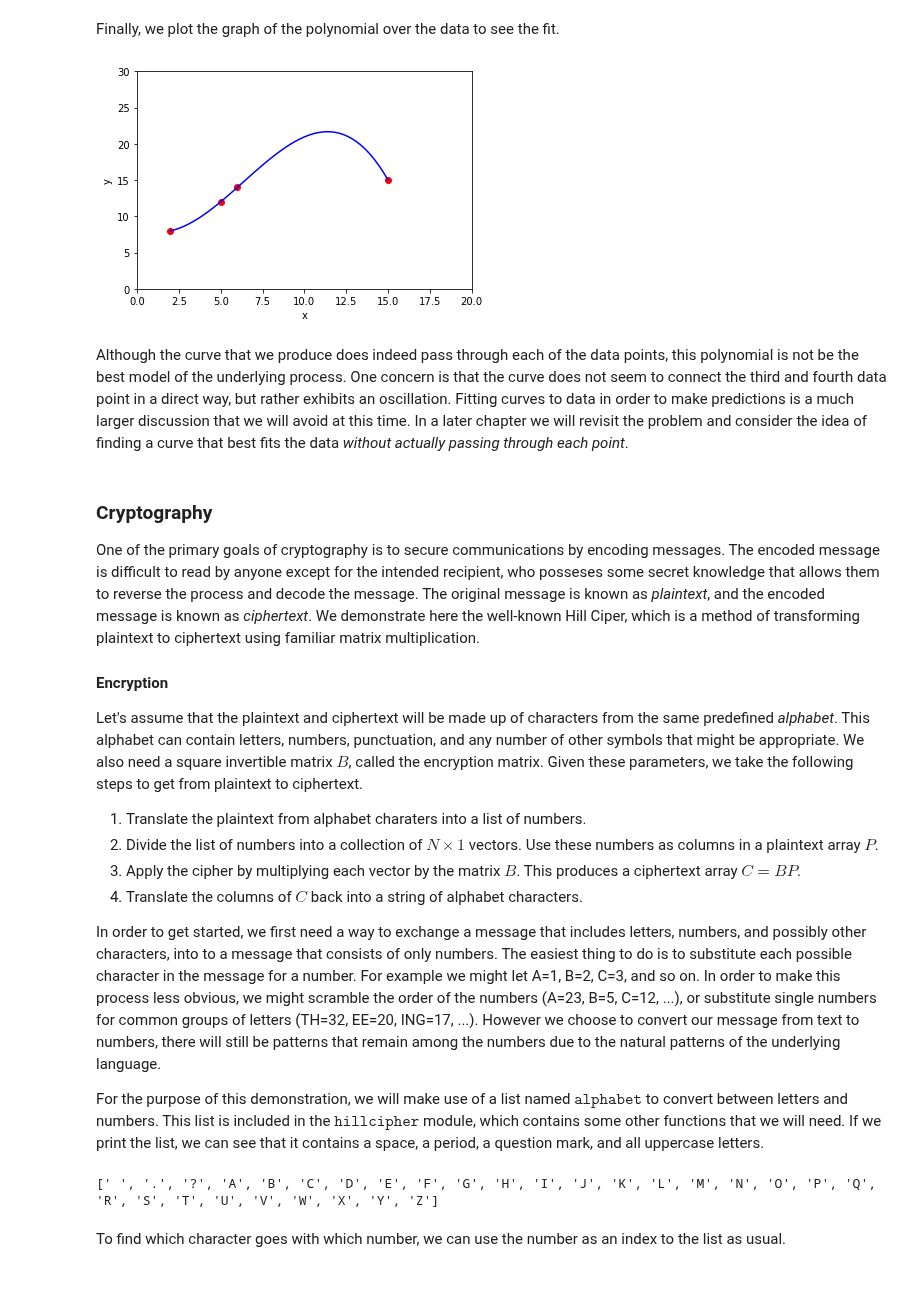
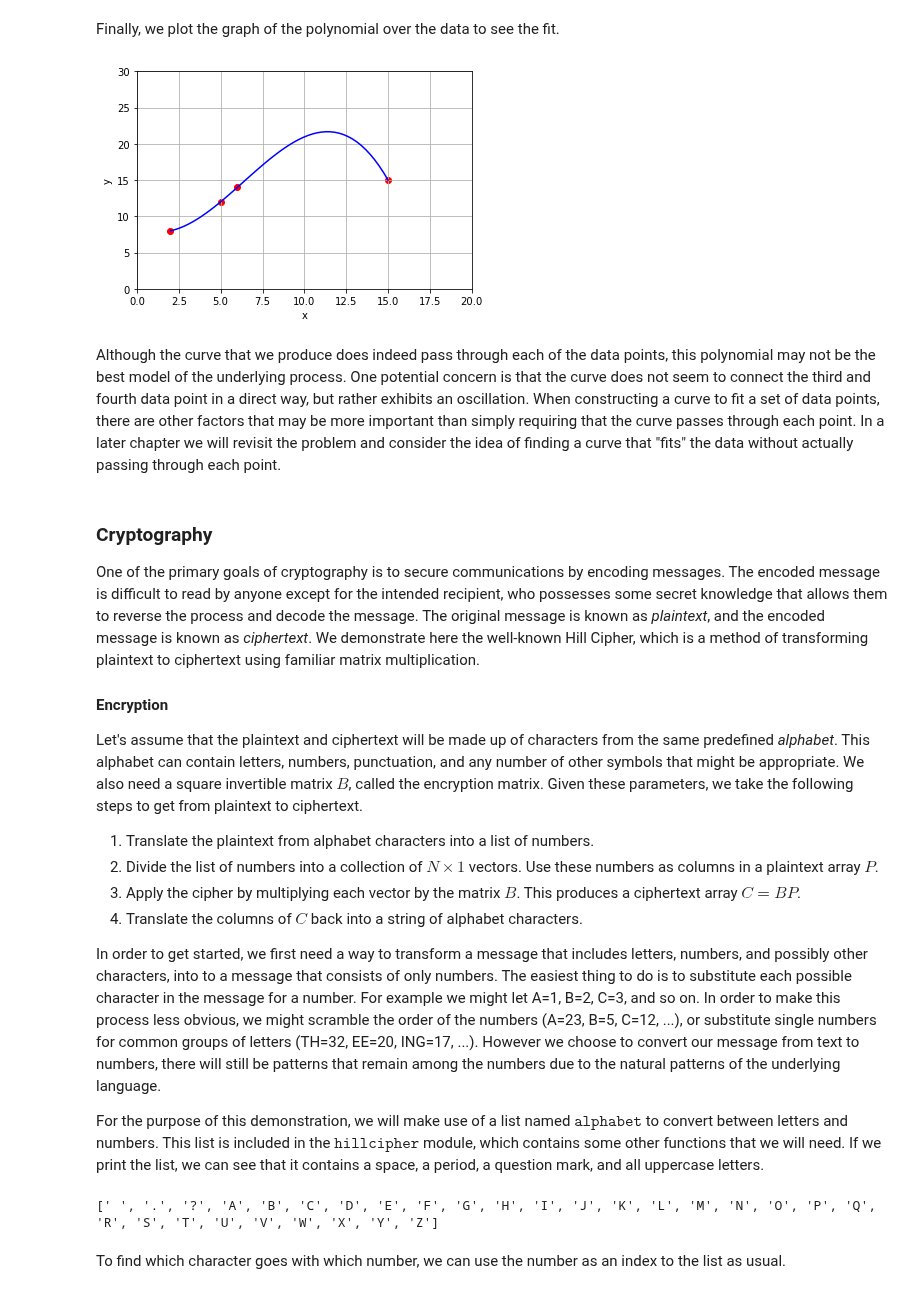
Before and after one commit to bvanderlei/jupyter-guide-to-linear-algebra, a Jupyter notebook: Applications.ipynb, the cells around one changed output. Cells and saved outputs as stored; diff of their text form; code cells hidden in the pictures.

Commit message:
Chapter 1 edits

```diff
--- a/Applications.ipynb
+++ b/Applications.ipynb
@@ -82,40 +85,42 @@ Finally, we plot the graph of the polynomial over the data to see the fit.
 # %%
 x_fit = np.linspace(x[0],x[3],50)
 y_fit = coeffs[0] + coeffs[1]*x_fit + coeffs[2]*x_fit**2 + coeffs[3]*x_fit**3
 
 fig,ax = plt.subplots()
 
-ax.plot(x,y,'ro');
+ax.scatter(x,y,color='red');
+ax.plot(x_fit,y_fit,'b');
 ax.set_xlim(0,20);
 ax.set_ylim(0,30);
 ax.set_xlabel('x');
 ax.set_ylabel('y');
-ax.plot(x_fit,y_fit,'b-');
+ax.grid(True);
 # %% [output]
-[figure, old version]
+[figure, new version]
 # %% [markdown]
-Although the curve that we produce does indeed pass through each of the data points, this polynomial is not be the best model of the underlying process.  One concern is that the curve does not seem to connect the third and fourth data point in a direct way, but rather exhibits an oscillation.  Fitting curves to data in order to make predictions is a much larger discussion that we will avoid at this time.  In a later chapter we will revisit the problem and consider the idea of finding a curve that best fits the data *without actually passing through each point*.
+Although the curve that we produce does indeed pass through each of the data points, this polynomial may not be the best model of the underlying process.  One potential concern is that the curve does not seem to connect the third and fourth data point in a direct way, but rather exhibits an oscillation.  When constructing a curve to fit a set of data points, there are other factors that may be more important than simply requiring that the curve passes through each point.  In a later chapter we will revisit the problem and consider the idea of finding a curve that "fits" the data without actually passing through each point.
 # %% [markdown]
 ### Cryptography
 
-One of the primary goals of cryptography is to secure communications by encoding messages.  The encoded message is difficult to read by anyone except for the intended recipient, who posseses some secret knowledge that allows them to reverse the process and decode the message.  The original message is known as _plaintext_, and the encoded message is known as _ciphertext_.  We demonstrate here the well-known Hill Ciper, which is a method of transforming plaintext to ciphertext using familiar matrix multiplication.
+One of the primary goals of cryptography is to secure communications by encoding messages.  The encoded message is difficult to read by anyone except for the intended recipient, who possesses some secret knowledge that allows them to reverse the process and decode the message.  The original message is known as _plaintext_, and the encoded message is known as _ciphertext_.  We demonstrate here the well-known Hill Cipher, which is a method of transforming plaintext to ciphertext using familiar matrix multiplication.
 
 #### Encryption
 
 Let's assume that the plaintext and ciphertext will be made up of characters from the same predefined _alphabet_.  This alphabet can contain letters, numbers, punctuation, and any number of other symbols that might be appropriate.  We also need a square invertible matrix $B$, called the encryption matrix.  Given these parameters, we take the following steps to get from plaintext to ciphertext.
 
-1. Translate the plaintext from alphabet charaters into a list of numbers.
+1. Translate the plaintext from alphabet characters into a list of numbers.
 2. Divide the list of numbers into a collection of $N\times 1$ vectors.  Use these numbers as columns in a plaintext array $P$.
 3. Apply the cipher by multiplying each vector by the matrix $B$.  This produces a ciphertext array $C=BP$.
 4. Translate the columns of $C$ back into a string of alphabet characters.
 
-In order to get started, we first need a way to exchange a message that includes letters, numbers, and possibly other characters, into to a message that consists of only numbers.  The easiest thing to do is to substitute each possible character in the message for a number.  For example we might let A=1, B=2, C=3, and so on.  In order to make this process less obvious, we might scramble the order of the numbers (A=23, B=5, C=12, ...), or substitute single numbers for common groups of letters (TH=32, EE=20, ING=17, ...).  However we choose to convert our message from text to numbers, there will still be patterns that remain among the numbers due to the natural patterns of the underlying language.
+In order to get started, we first need a way to transform a message that includes letters, numbers, and possibly other characters, into to a message that consists of only numbers.  The easiest thing to do is to substitute each possible character in the message for a number.  For example we might let A=1, B=2, C=3, and so on.  In order to make this process less obvious, we might scramble the order of the numbers (A=23, B=5, C=12, ...), or substitute single numbers for common groups of letters (TH=32, EE=20, ING=17, ...).  However we choose to convert our message from text to numbers, there will still be patterns that remain among the numbers due to the natural patterns of the underlying language.
 
 For the purpose of this demonstration, we will make use of a list named $\texttt{alphabet}$ to convert between letters and numbers.  This list is included in the $\texttt{hillcipher}$ module, which contains some other functions that we will need.  If we print the list, we can see that it contains a space, a period, a question mark, and all uppercase letters.
-# %%
-print(hc.alphabet)
-# %% [output]
-[' ', '.', '?', 'A', 'B', 'C', 'D', 'E', 'F', 'G', 'H', 'I', 'J', 'K', 'L', 'M', 'N', 'O', 'P', 'Q', 'R', 'S', 'T', 'U', 'V', 'W', 'X', 'Y', 'Z']
+# %%
+import hillcipher as hc
+print(hc.alphabet)
+# %% [output]
+[' ', '.', '?', 'A', 'B', 'C', 'D', 'E', 'F', 'G', 'H', 'I', 'J', 'K', 'L', 'M', 'N', 'O', 'P', 'Q', 'R', 'S', 'T', 'U', 'V', 'W', 'X', 'Y', 'Z']
 # %% [markdown]
 To find which character goes with which number, we can use the number as an index to the list as usual.
 # %%
```
Also changed, not shown: parts of 7 cells of this notebook.
